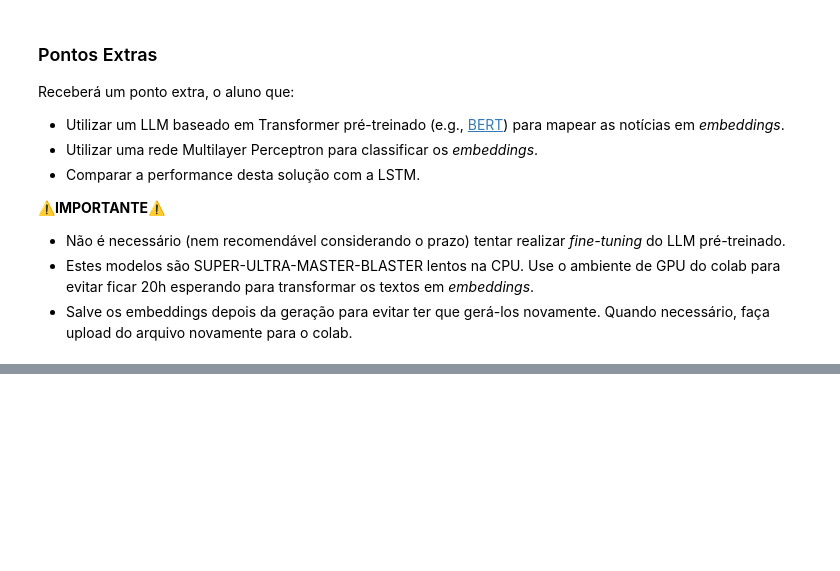
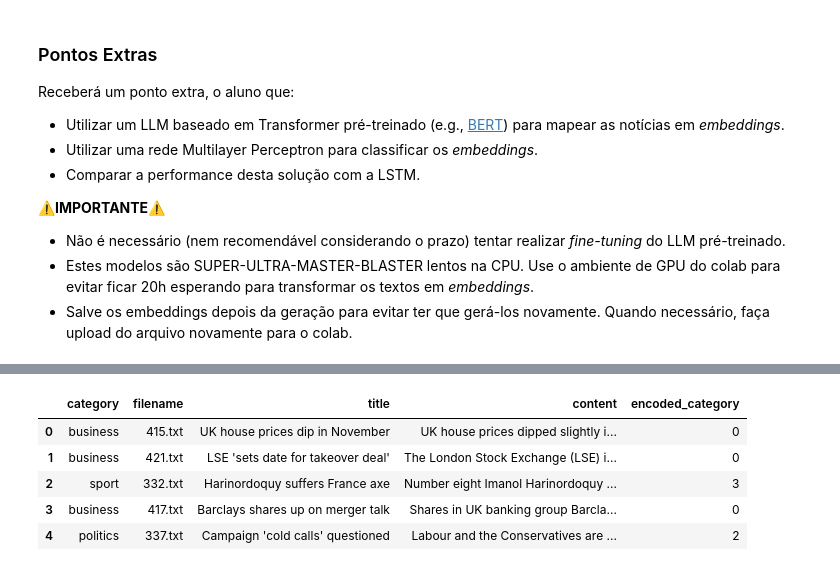
Before and after one commit to hygo2025/rna, a Jupyter notebook: src/trabalhos/03/T3_lstm.ipynb, the cells around one changed output, grey strips where cells are left out. Drawn from its saved outputs; the diff is of its cells as text; code cells hidden in the pictures; blank space fills up the shorter version.

```diff
--- a/src/trabalhos/03/T3_lstm.ipynb
+++ b/src/trabalhos/03/T3_lstm.ipynb
@@ -44,0 +78,38 @@ Receberá um ponto extra, o aluno que:
+# %%
+class Config:
+    def __init__(
+        self,
+        num_epochs: int = 30,
+        batch_size: int = 64,
+        learning_rate: float = 1e-3,
+        patience: int = 15,
+        train_split_ratio: float = 0.8,
+        validation_split_ratio: float = 0.5,
+        max_seq_length: int = 1000,
+        torch_seed: int = 42,
+        model_save_dir: str = "models",
+        reports_dir: str = "reports",
+        word_embedding_name: str = "glove-wiki-gigaword-200"
+    ):
+        self.num_epochs = num_epochs
+        self.batch_size = batch_size
+        self.learning_rate = learning_rate
+        self.patience = patience
+        self.train_split_ratio = train_split_ratio
+        self.validation_split_ratio = validation_split_ratio
+        self.max_seq_length = max_seq_length
+        self.torch_seed = torch_seed
+        self.model_save_dir = model_save_dir
+        self.reports_dir = reports_dir
+        self.word_embedding_name = word_embedding_name
+
+        self.device = "cuda" if torch.cuda.is_available() else "cpu"
+        self.num_workers = os.cpu_count() // 2 if os.cpu_count() else 4
+
+        print("Carregando modelo de word embedding... Isso pode levar alguns minutos.")
+        self.glove = gensim.downloader.load(self.word_embedding_name)
+        self.embedding_dim = self.glove.vector_size
+        torch.manual_seed(self.torch_seed)
+
+        os.makedirs(self.model_save_dir, exist_ok=True)
+        os.makedirs(self.reports_dir, exist_ok=True)
@@ -44,0 +168,5 @@ Receberá um ponto extra, o aluno que:
+# %%
+data_handler = DataHandler(seed=config.torch_seed)
+df = data_handler.get_data()
+df.head()
+# %% [output]
@@ -44,0 +174,6 @@ Receberá um ponto extra, o aluno que:
+|  | category | filename | title | content | encoded_category |
+| 0 | business | 415.txt | UK house prices dip in November | UK house prices dipped slightly i... | 0 |
+| 1 | business | 421.txt | LSE 'sets date for takeover deal' | The London Stock Exchange (LSE) i... | 0 |
+| 2 | sport | 332.txt | Harinordoquy suffers France axe | Number eight Imanol Harinordoquy ... | 3 |
+| 3 | business | 417.txt | Barclays shares up on merger talk | Shares in UK banking group Barcla... | 0 |
+| 4 | politics | 337.txt | Campaign 'cold calls' questioned | Labour and the Conservatives are ... | 2 |
```
Also changed, not shown: parts of 22 cells of this notebook, 5 other files.
